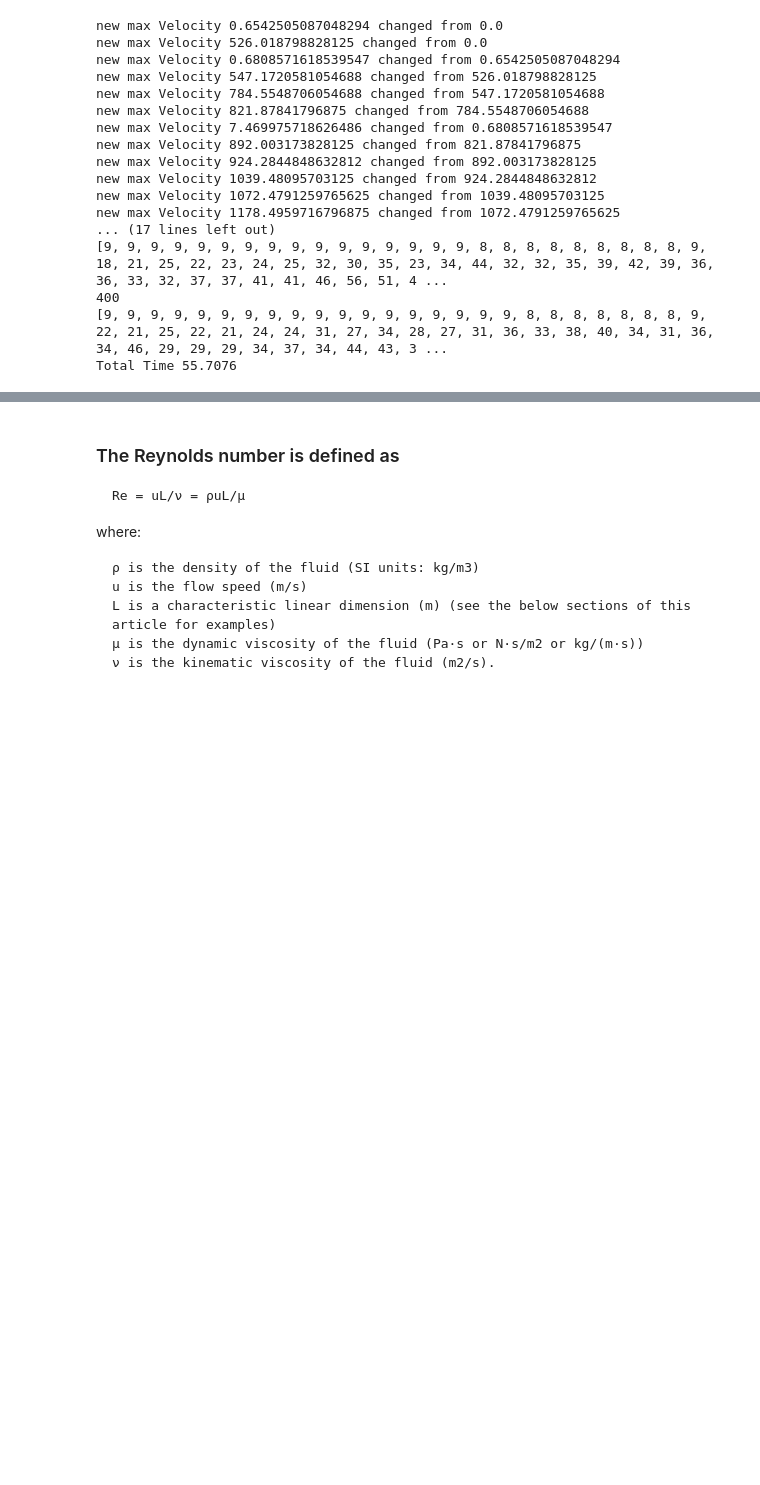
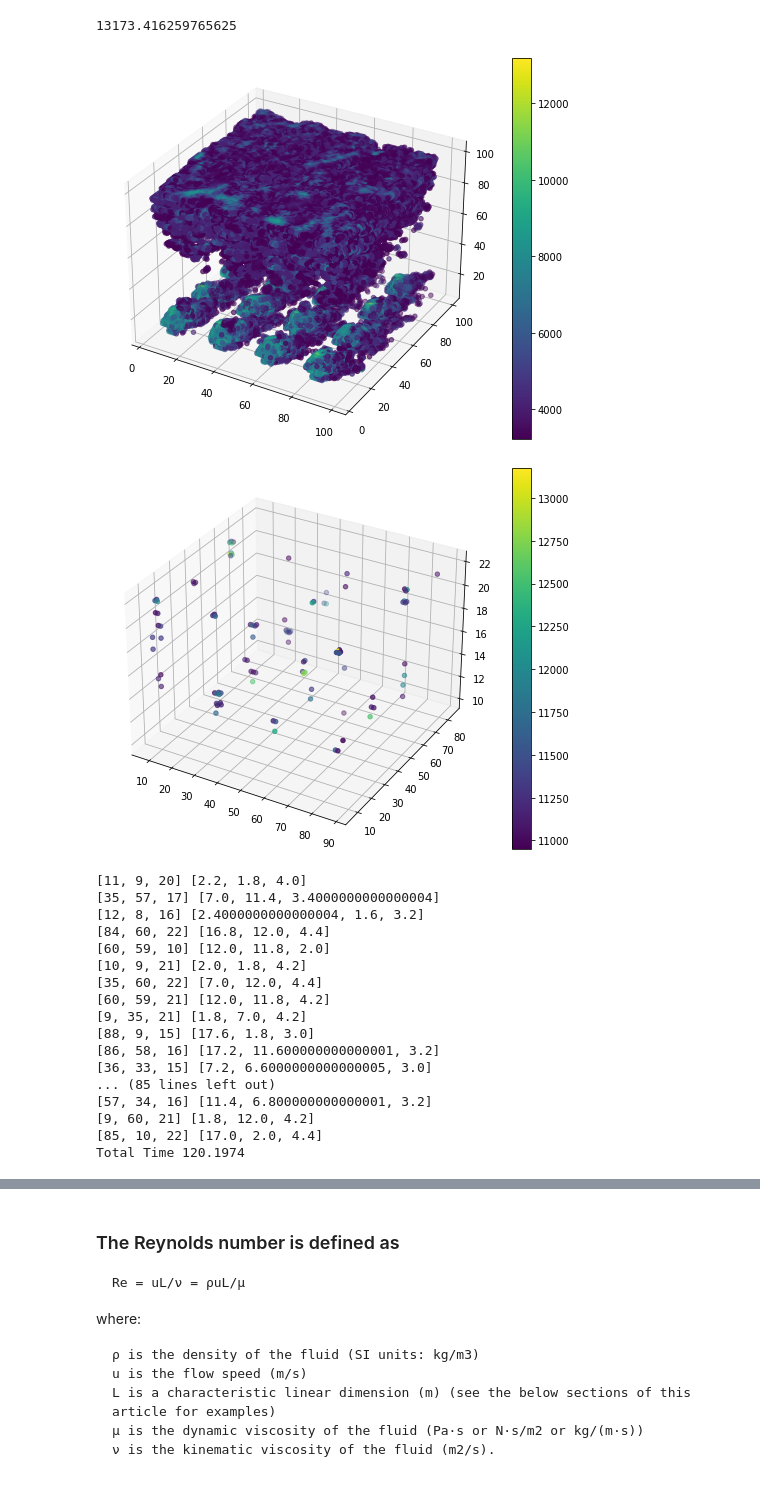
Before and after one commit to tjschweitzer/FDS2PreUnity, a Jupyter notebook: windODENotebook.ipynb, the cells around one changed output, grey strips where cells are left out. Cells and saved outputs as stored; diff of their text form; code cells hidden in the pictures; blank space fills up the shorter version.

```diff
--- a/windODENotebook.ipynb
+++ b/windODENotebook.ipynb
@@ -439,38 +543,50 @@ class windODE:
 # %%
 
 
-fds_loc = "/home/trent/fds3/fds/trails.fds"
-dir = "/home/trent/fds3/"
+
 fds_loc = "/home/trent/Trunk/Trunk/Trunk.fds"
-dir = "/home/trent/Trunk/TempCheck"
+dir = "/home/trent/Trunk/Fire"
+# fds_loc = "/home/kl3pt0/Trunk/Trunk/Trunk.fds"
+# dir = "/home/kl3pt0/Trunk/Fire"
+#
 # fds_loc = "E:\Trunk\Trunk\Trunk\Trunk.fds"
 # dir = "E:\Trunk\Trunk\\temp\\"
 
-t_span = [0, 2]
+t_span = [15,16]
 start_time = time.perf_counter()
-app = windODE(dir, fds_loc, t_span)
-app.getStartingPoints()
-#app.startingPointsRibbon([19,1,	3.5],[ 19,	19,	3.5],40)
-app.runODE(timedependent=True)
-app.filterOutStreamsByLength()
+app = windODE(dir, fds_loc, t_span,100)
+app.EvaluateReynoldsValues()
+
+
+# app.getStartingPoints()
+# app.startingPointsRibbon([19, 1, 3.5], [1, 19, 3.5], 40)
+# app.startingpoints = [[10,10,3]]
+# app.StartODE(reverse_integration=True)
+#
+# app.filterOutStreamsByLength()
 # app.write2bin("data","temp")
+
 print(f"Total Time {time.perf_counter()-start_time:0.4f}")
 # app.drawPlot()
+print()
 # %% [output]
-new max Velocity 0.6542505087048294 changed from 0.0
-new max Velocity 526.018798828125 changed from 0.0
-new max Velocity 0.6808571618539547 changed from 0.6542505087048294
-new max Velocity 547.1720581054688 changed from 526.018798828125
-new max Velocity 784.5548706054688 changed from 547.1720581054688
-new max Velocity 821.87841796875 changed from 784.5548706054688
-new max Velocity 7.469975718626486 changed from 0.6808571618539547
-new max Velocity 892.003173828125 changed from 821.87841796875
-new max Velocity 924.2844848632812 changed from 892.003173828125
-new max Velocity 1039.48095703125 changed from 924.2844848632812
-new max Velocity 1072.4791259765625 changed from 1039.48095703125
-new max Velocity 1178.4959716796875 changed from 1072.4791259765625
-... (17 lines left out)
-[9, 9, 9, 9, 9, 9, 9, 9, 9, 9, 9, 9, 9, 9, 9, 9, 8, 8, 8, 8, 8, 8, 8, 8, 8, 9, 18, 21, 25, 22, 23, 24, 25, 32, 30, 35, 23, 34, 44, 32, 32, 35, 39, 42, 39, 36, 36, 33, 32, 37, 37, 41, 41, 46, 56, 51, 4 ...
-400
-[9, 9, 9, 9, 9, 9, 9, 9, 9, 9, 9, 9, 9, 9, 9, 9, 9, 9, 8, 8, 8, 8, 8, 8, 8, 9, 22, 21, 25, 22, 21, 24, 24, 31, 27, 34, 28, 27, 31, 36, 33, 38, 40, 34, 31, 36, 34, 46, 29, 29, 29, 34, 37, 34, 44, 43, 3 ...
-Total Time 55.7076
+13173.416259765625
+[figure, added]
+[figure, added]
+[11, 9, 20] [2.2, 1.8, 4.0]
+[35, 57, 17] [7.0, 11.4, 3.4000000000000004]
+[12, 8, 16] [2.4000000000000004, 1.6, 3.2]
+[84, 60, 22] [16.8, 12.0, 4.4]
+[60, 59, 10] [12.0, 11.8, 2.0]
+[10, 9, 21] [2.0, 1.8, 4.2]
+[35, 60, 22] [7.0, 12.0, 4.4]
+[60, 59, 21] [12.0, 11.8, 4.2]
+[9, 35, 21] [1.8, 7.0, 4.2]
+[88, 9, 15] [17.6, 1.8, 3.0]
+[86, 58, 16] [17.2, 11.600000000000001, 3.2]
+[36, 33, 15] [7.2, 6.6000000000000005, 3.0]
+... (85 lines left out)
+[57, 34, 16] [11.4, 6.800000000000001, 3.2]
+[9, 60, 21] [1.8, 12.0, 4.2]
+[85, 10, 22] [17.0, 2.0, 4.4]
+Total Time 120.1974
```
Also changed, not shown: parts of 7 cells of this notebook, 2 other files.
